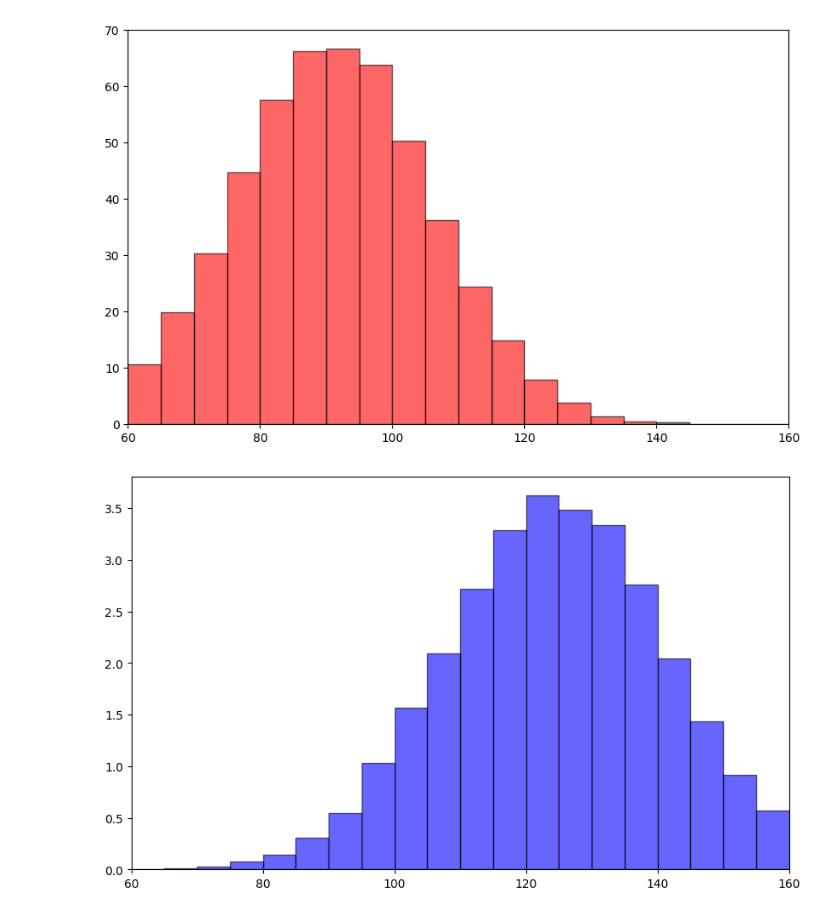
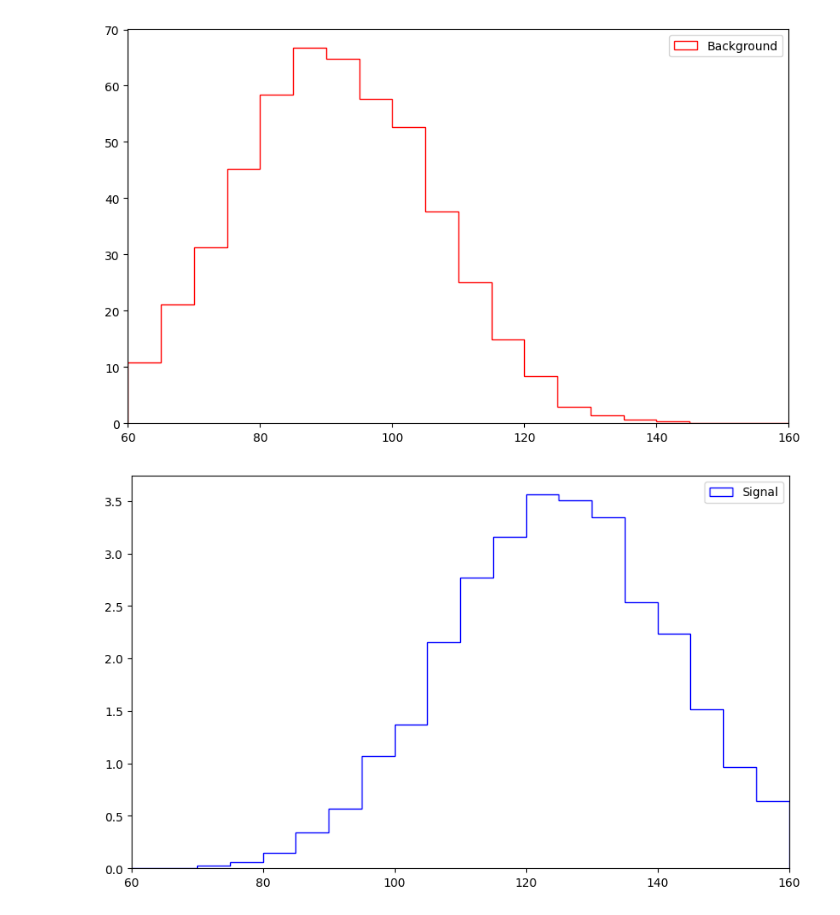
Before and after one commit to sgogoeg/SMODA_Final_Project_2026, a Jupyter notebook: test.ipynb, the cells around one changed output. Drawn from its saved outputs; the diff is of its cells as text; code cells hidden in the pictures.

```diff
--- a/test.ipynb
+++ b/test.ipynb
@@ -23,11 +23,16 @@ def erf(x):
 ### Truncated Gaussian distribution
 
 # The limits for the distribution are:
+
 xmin = 60
 xmax = 160
 
+# The CDF of a gaussian distribution:
+
 def GCDF(x):
     return 1/2 * (1 + erf(x/np.sqrt(2)))
+
+# The PDF and CDF of the truncated gaussian distribution:
 
 def TruncatedGaussianPDF(x, mu, sigma, xmin, xmax):
     xi = (x - mu) / sigma
@@ -42,14 +47,20 @@ def TruncatedGaussianCDF(x, mu, sigma, xmin, xmax):
     beta = (xmax - mu) / sigma
     Z = GCDF(beta) - GCDF(alpha)
     return (GCDF(xi) - GCDF(alpha)) / Z
+
+
+def SamplingTruncatedGaussian(mu, sigma, xmin, xmax, size = 1000, steps=0.01):
+    i = 0
+    sample = np.array([])
+    while i < size:
+        rand1 = np.random.uniform(0, 1)
+        temp = TruncatedGaussianCDF(np.arange(xmin, xmax, steps), mu, sigma, xmin, xmax) - rand1
+        sample = np.append(sample, np.arange(xmin, xmax, steps)[np.abs(temp).argmin()])
+        i += 1
+    return sample
 # %%
-i = 0
-sample1  = np.array([])
-while (i<20000):
-    rand1 = np.random.uniform(0, 1)
-    temp = TruncatedGaussianCDF(np.arange(60, 160, 0.01), 91.2, 15, xmin, xmax) - rand1
-    sample1 = np.append(sample1, np.arange(60, 160, 0.01)[np.abs(temp).argmin()])
-    i += 1
+sample1 = SamplingTruncatedGaussian(91.2, 15, xmin, xmax, size=10000, steps=0.005)
+sample2 = SamplingTruncatedGaussian(125, 17, xmin, xmax, size=10000, steps=0.005)
 # %%
 # Defining bin edges for a histogram with 20 equidistant bins between 60 and 160
 bins = np.linspace(60, 160, 21)
@@ -57,25 +68,19 @@ bins = np.linspace(60, 160, 21)
 plt.figure(figsize=(10, 6))
 plt.xlim(60, 160)
 counts1 = np.histogram(sample1, bins=bins)[0]
-plt.hist(bins[:-1], bins=bins, density=False, alpha=0.6, color='r', weights=500/20000*counts1, edgecolor='black')
+plt.hist(bins[:-1], bins=bins, density=False, weights=500/10000*counts1, edgecolor='red', histtype='step', label='Background')
+plt.legend()
 plt.show()
 # %% [output]
-[figure, old version]
+[figure, new version]
-# %%
-i = 0
-sample2  = np.array([])
-while (i<20000):
-    rand1 = np.random.uniform(0, 1)
-    temp = TruncatedGaussianCDF(np.arange(60, 160, 0.01), 125, 17, xmin, xmax) - rand1
-    sample2 = np.append(sample2, np.arange(60, 160, 0.01)[np.abs(temp).argmin()])
-    i += 1
 # %%
 plt.figure(figsize=(10, 6))
 counts2 = np.histogram(sample2, bins=bins)[0]
-plt.hist(bins[:-1], bins, density=False, alpha=0.6, color='b', weights=30/20000*counts2, edgecolor='black')
+plt.hist(bins[:-1], bins, density=False, weights=30/10000*counts2, edgecolor='blue', histtype='step', label='Signal')
 plt.xlim(60, 160)
+plt.legend()
 plt.show()
 # %% [output]
-[figure, old version]
+[figure, new version]
 # %%
 plt.figure(figsize=(10, 6))
```
Also changed, not shown: parts of 6 cells of this notebook.
